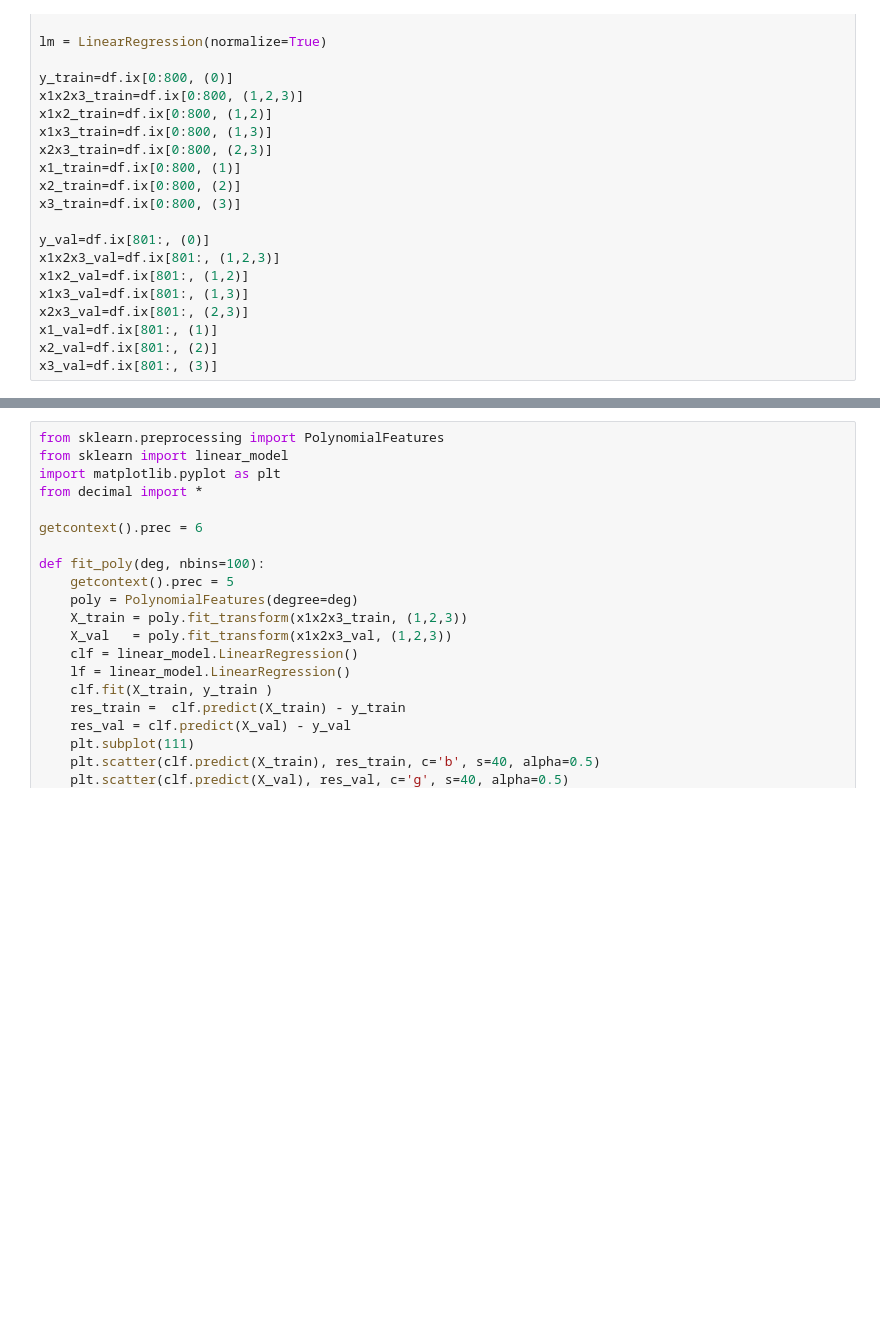
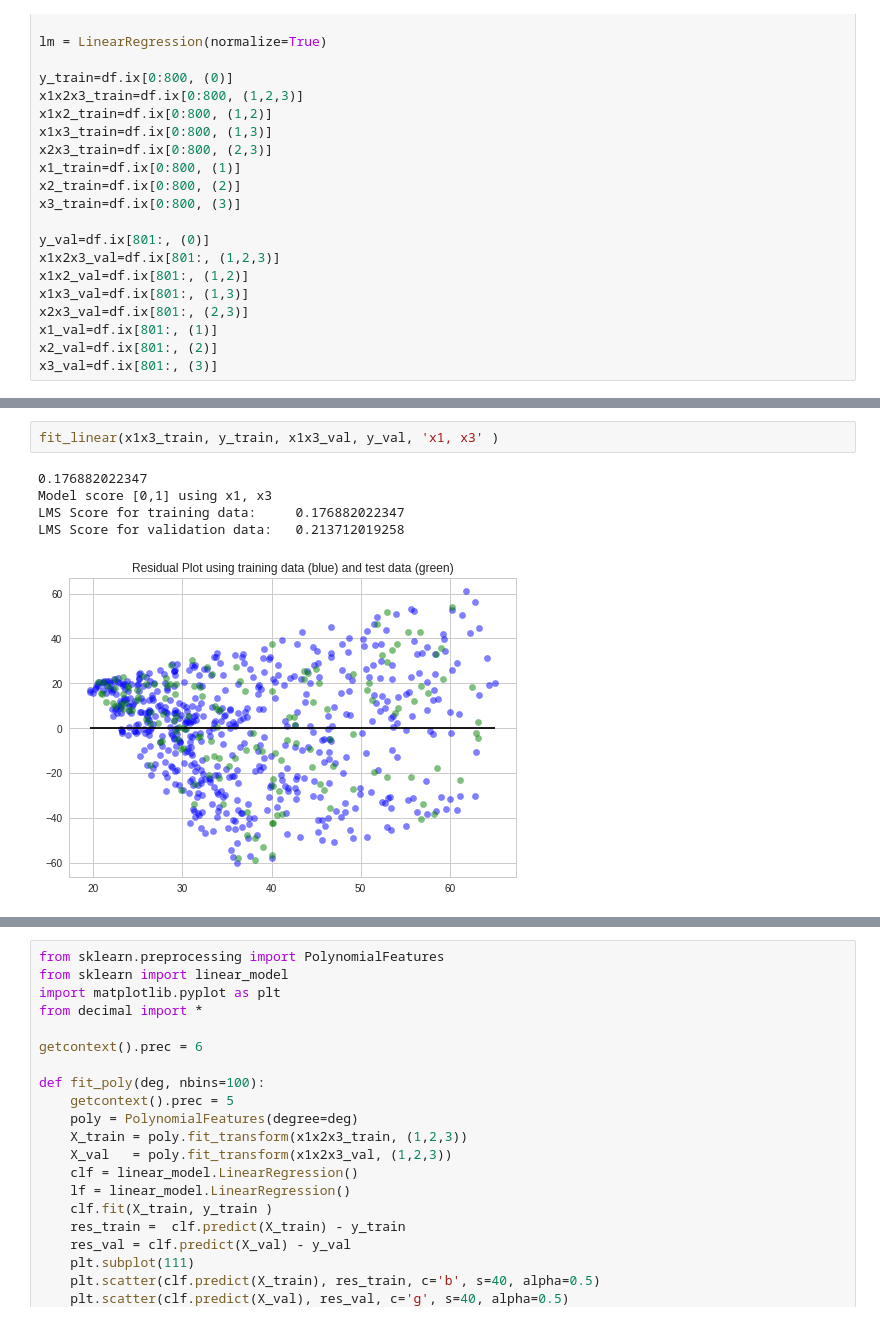
Before and after one commit to perthi/deep-learning, a Jupyter notebook: may.12th.ipynb, the cells around one changed output, grey strips where cells are left out. Cells and saved outputs as stored; diff of their text form; blank space fills up the shorter version.

```diff
--- a/may.12th.ipynb
+++ b/may.12th.ipynb
@@ -211,0 +153,8 @@ LMS Score for validation data:   0.411061772764
+# %%
+fit_linear(x1x3_train, y_train, x1x3_val, y_val, 'x1, x3' )
+# %% [output]
+0.176882022347
+Model score [0,1] using x1, x3
+LMS Score for training data:     0.176882022347
+LMS Score for validation data:   0.213712019258
+[figure, added]
```
Also changed, not shown: parts of 20 cells of this notebook.
